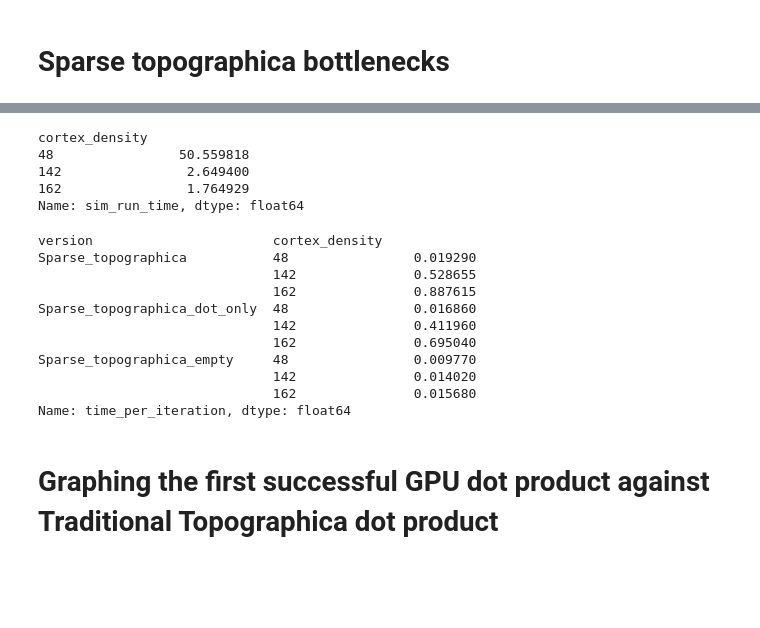
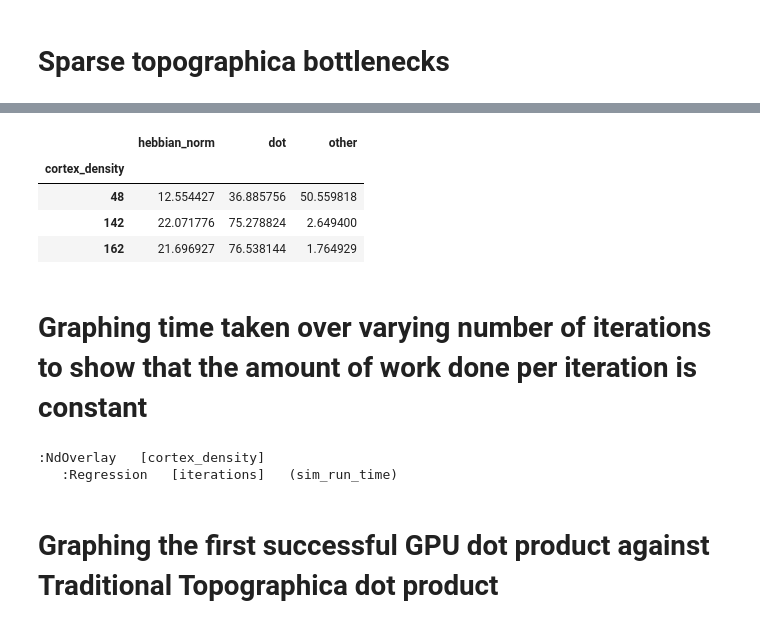
Before and after one commit to ioam/topographica, a Jupyter notebook: Benchmark_example.ipynb, the cells around one changed output, grey strips where cells are left out. Saved outputs shown, nothing was run; the diff lists cells and outputs as text; code cells hidden in the pictures; blank space fills up the shorter version.

Commit message:
Fixed bottleneck calculations

```diff
--- a/Benchmark_example.ipynb
+++ b/Benchmark_example.ipynb
@@ -96,14 +90,11 @@ import pandas
 # %%
 versions = ['Sparse_topographica', 'Sparse_topographica_dot_only', 'Sparse_topographica_empty']
-timings = collected_timings.dframe.query('version in %s' % str(versions)).groupby(['version', 'cortex_density']).apply(np.mean)
+timings = collected_timings.dframe.loc[:, ['cortex_density', 'version', 'sim_run_time']].query('version in %s' % str(versions)).groupby(['version', 'cortex_density']).mean()
 # %%
-learn_norm_time = timings['Sparse_topographica'] - timings['Sparse_topographica_dot_only']#.rename(columns={'sim_run_time': 'hebbian_norm'})
-dot_time = timings['Sparse_topographica_dot_only'] - timings['Sparse_topographica_empty']#.rename(columns={'sim_run_time': 'dot'})
-other_time = timings['Sparse_topographica'] - learn_norm_time - dot_time#.rename(columns={'sim_run_time': 'other'})
+learn_norm_time = (timings.ix['Sparse_topographica'] - timings.ix['Sparse_topographica_dot_only'])
+dot_time = timings.ix['Sparse_topographica_dot_only'] - timings.ix['Sparse_topographica_empty']
+other_time = timings.ix['Sparse_topographica'] - learn_norm_time - dot_time
 
-learn_norm_time /= timings['Sparse_topographica'] * 0.01
-dot_time /= timings['Sparse_topographica'] * 0.01
-other_time /= timings['Sparse_topographica'] * 0.01
-
-
-bottlenecks = pandas.DataFrame({'hebbian_norm': learn_norm_time, 'dot': dot_time, 'other': other_time})
+learn_norm_time /= timings.ix['Sparse_topographica'] * 0.01
+dot_time /= timings.ix['Sparse_topographica'] * 0.01
+other_time /= timings.ix['Sparse_topographica'] * 0.01
@@ -118,22 +101,16 @@ bottlenecks
-# %%
-timings['Sparse_topographica_empty']/(timings['Sparse_topographica'] * 0.01)
-# %% [output]
-cortex_density
-48                50.559818
-142                2.649400
-162                1.764929
-Name: sim_run_time, dtype: float64
-# %%
-timings['time_per_iteration']
-# %% [output]
-version                       cortex_density
-Sparse_topographica           48                0.019290
-                              142               0.528655
-                              162               0.887615
-Sparse_topographica_dot_only  48                0.016860
-                              142               0.411960
-                              162               0.695040
-Sparse_topographica_empty     48                0.009770
-                              142               0.014020
-                              162               0.015680
-Name: time_per_iteration, dtype: float64
+# %%
+learn_norm_time.rename(columns={'sim_run_time': 'hebbian_norm'}, inplace=True)
+dot_time.rename(columns={'sim_run_time': 'dot'}, inplace=True)
+other_time.rename(columns={'sim_run_time': 'other'}, inplace=True)
+# %%
+bottlenecks_percentage = learn_norm_time.join(dot_time).join(other_time)
+# %%
+bottlenecks_percentage
+# %% [output]
+|  | hebbian_norm | dot | other |
+| cortex_density |  |  |  |
+| 48 | 12.554427 | 36.885756 | 50.559818 |
+| 142 | 22.071776 | 75.278824 | 2.649400 |
+| 162 | 21.696927 | 76.538144 | 1.764929 |
+# %% [markdown]
+# Graphing time taken over varying number of iterations to show that the amount of work done per iteration is constant
@@ -140,3 +123,11 @@ Name: time_per_iteration, dtype: float64
+# %%
+%%opts Regression [apply_databounds=True]
+
+
+work_per_iteration.regression('iterations', 'sim_run_time', extents=(0, 0, 550, 550), mdims=['cortex_density'], reduce_fn=np.mean).overlay(['cortex_density'])
+# %% [output]
+:NdOverlay   [cortex_density]
+   :Regression   [iterations]   (sim_run_time)
 # %% [markdown]
 # Graphing the first successful GPU dot product against Traditional Topographica dot product
 # %%
```
Also changed, not shown: parts of 8 cells of this notebook.
